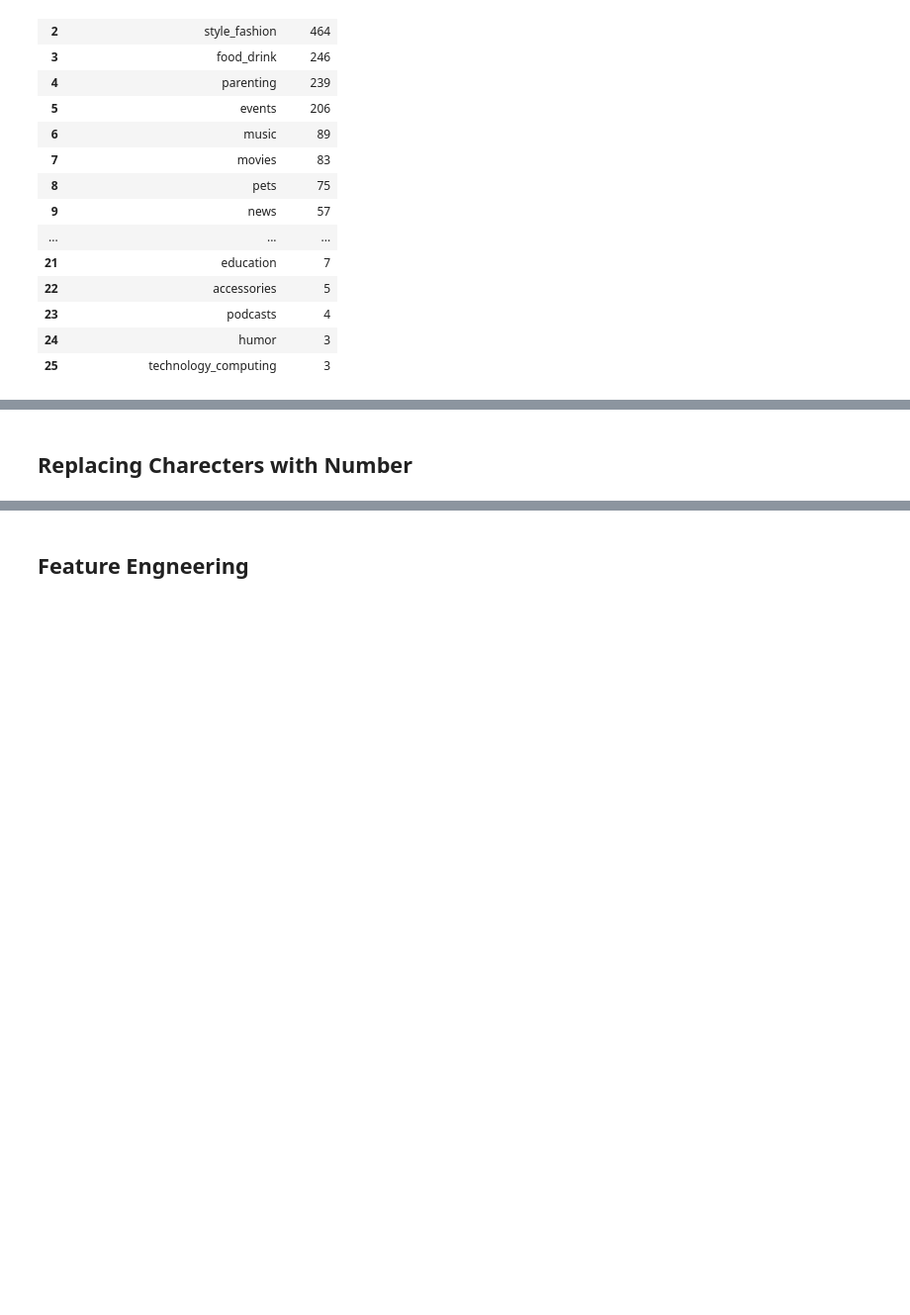
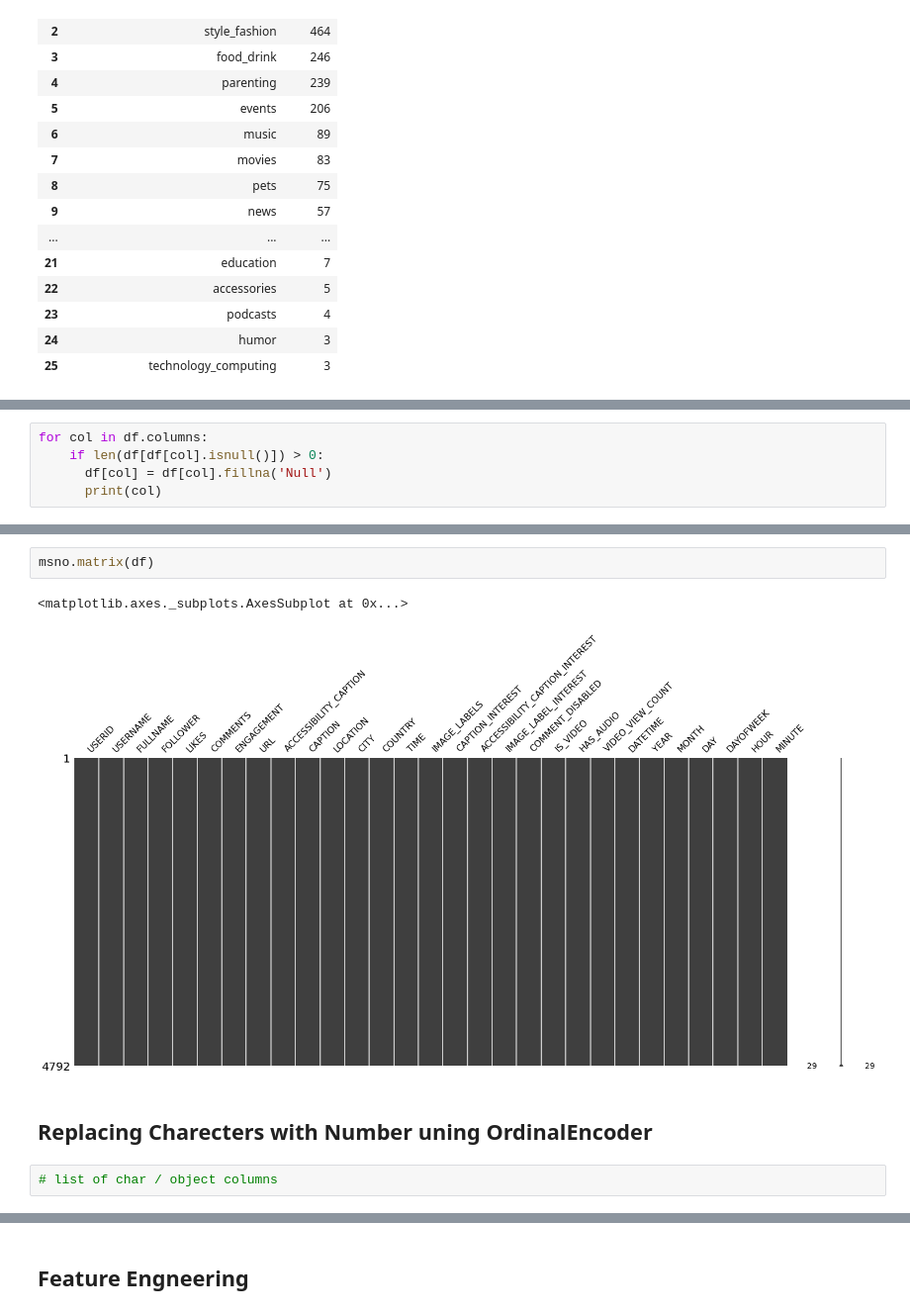
Before and after one commit to Raanank10/Instagram-s-influencers, a Jupyter notebook: Instagram_influencers.ipynb, the cells around one changed output, grey strips where cells are left out. Shown at 99% size. Saved outputs shown, nothing was run; the diff lists cells and outputs as text; blank space fills up the shorter version.

```diff
--- a/Instagram_influencers.ipynb
+++ b/Instagram_influencers.ipynb
@@ -408,0 +431,5 @@ df.groupby(['ACCESSIBILITY_CAPTION_INTEREST']).size().sort_values(ascending=Fals
+# %%
+for col in df.columns:
+    if len(df[df[col].isnull()]) > 0:
+      df[col] = df[col].fillna('Null')
+      print(col)
@@ -409,2 +447,9 @@ df.groupby(['ACCESSIBILITY_CAPTION_INTEREST']).size().sort_values(ascending=Fals
+# %%
+msno.matrix(df)
+# %% [output]
+<matplotlib.axes._subplots.AxesSubplot at 0x...>
+[figure, added]
 # %% [markdown]
-## Replacing Charecters  with Number
+## Replacing Charecters  with Number uning OrdinalEncoder
+# %%
+# list of char / object columns
```
Also changed, not shown: parts of 24 cells of this notebook.
